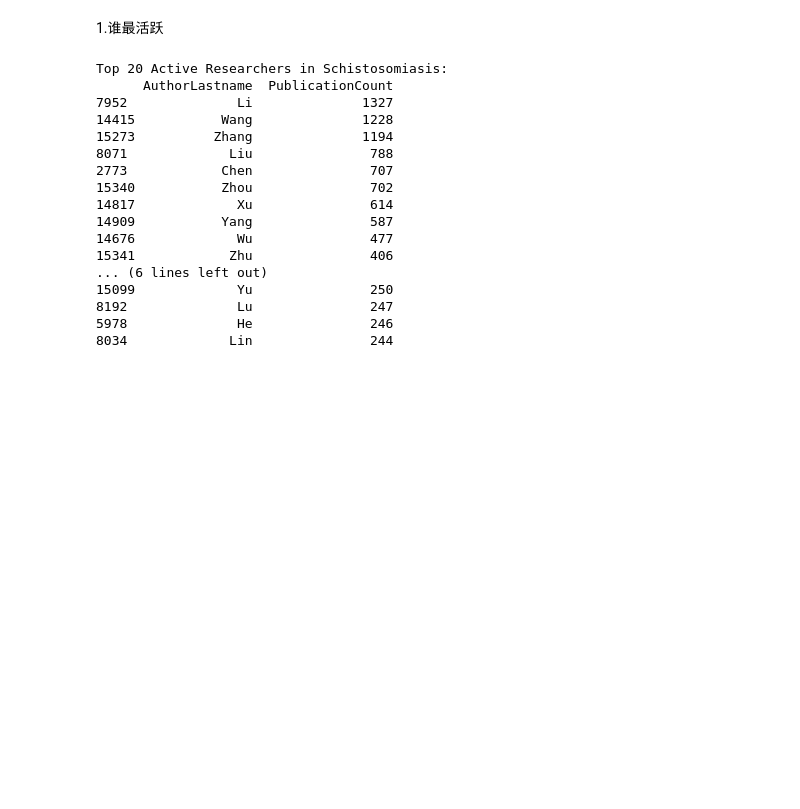
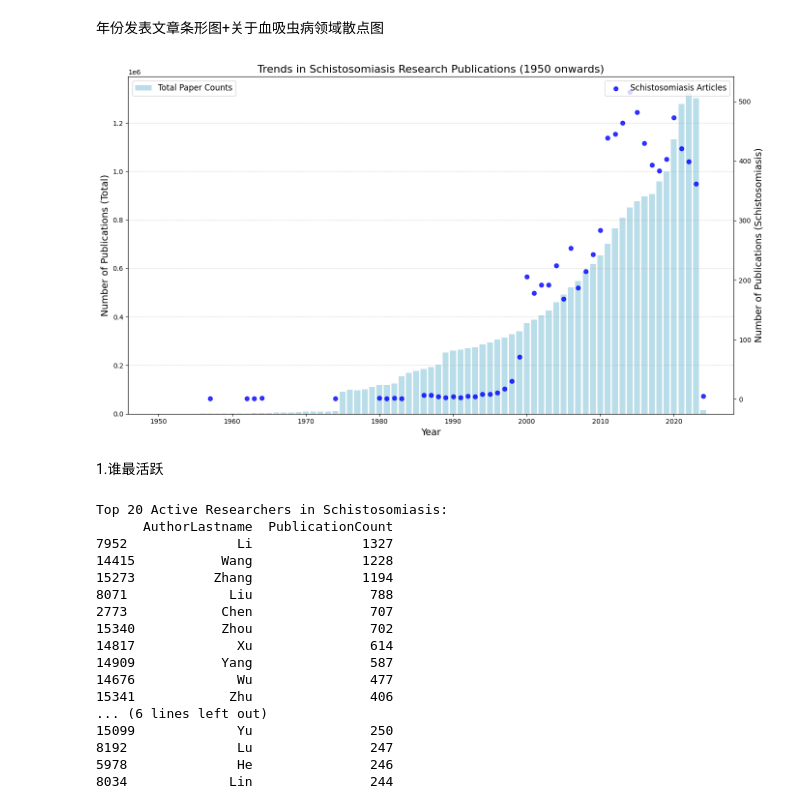
Before and after one commit to shn522-BYJ/Group6_infec, a Jupyter notebook: Group6_by NingTang.ipynb, the cells around one changed output. Cells and saved outputs as stored; diff of their text form; code cells hidden in the pictures; blank space fills up the shorter version.

```diff
--- a/Group6_by NingTang.ipynb
+++ b/Group6_by NingTang.ipynb
@@ -0,0 +1,16 @@
+# %% [markdown]
+年份发表文章条形图+关于血吸虫病领域散点图
+# %%
+import pandas as pd
+
+# raw URL
+articles_url = 'https://raw.githubusercontent.com/shn522-BYJ/Group6_infec/main/data/articles.schistosomiasis.csv'
+authors_url = 'https://raw.githubusercontent.com/shn522-BYJ/Group6_infec/main/data/authors.schistosomiasis.csv'
+paper_counts_url = 'https://raw.githubusercontent.com/shn522-BYJ/Group6_infec/main/data/paper_counts.csv'
+relevant_articles_url = 'https://raw.githubusercontent.com/shn522-BYJ/Group6_infec/bef30c8092be6ffeb2169881f087c46b86d6a7b3/data/relevant_articles_final.csv'
+
+# load the file
+articles_df = pd.read_csv(articles_url)
+authors_df = pd.read_csv(authors_url)
+paper_counts_df = pd.read_csv(paper_counts_url)
+relevant_articles_df = pd.read_csv(relevant_articles_url)
@@ -1,3 +23,36 @@
+# %%
+# Group relevant_articles_df by 'Year' to count publications per year
+relevant_articles_counts = relevant_articles_df.groupby('Year').size().reset_index(name='Count')
+
+# Filter data from 1950 onwards
+paper_counts_filtered = paper_counts_df[paper_counts_df['Year'] >= 1950]
+relevant_articles_filtered = relevant_articles_counts[relevant_articles_counts['Year'] >= 1950]
+
+# Create the plot for data from 1950 onwards
+fig, ax1 = plt.subplots(figsize=(14, 8))
+
+# Bar chart for total paper counts
+ax1.bar(paper_counts_filtered['Year'], paper_counts_filtered['Count'], color='lightblue', alpha=0.85, label='Total Paper Counts', width=0.8)
+ax1.set_xlabel('Year', fontsize=14)
+ax1.set_ylabel('Number of Publications (Total)', fontsize=14)
+ax1.set_title('Trends in Schistosomiasis Research Publications (1950 onwards)', fontsize=16)
+ax1.tick_params(axis='y')
+ax1.grid(axis='y', linestyle='--', alpha=0.5)
+ax1.legend(loc='upper left', fontsize=12)
+
+# Scatter plot for schistosomiasis-related articles
+ax2 = ax1.twinx()
+ax2.scatter(relevant_articles_filtered['Year'], relevant_articles_filtered['Count'], color='blue', label='Schistosomiasis Articles', s=40, alpha=0.8)
+ax2.set_ylabel('Number of Publications (Schistosomiasis)', fontsize=14)
+ax2.tick_params(axis='y')
+ax2.legend(loc='upper right', fontsize=12)
+
+# Adjusting layout for better readability
+plt.tight_layout()
+
+plt.show()
+# %% [output]
+[figure, added]
 # %% [markdown]
 1.谁最活跃
 # %%
```
Also changed, not shown: parts of 2 cells of this notebook.
